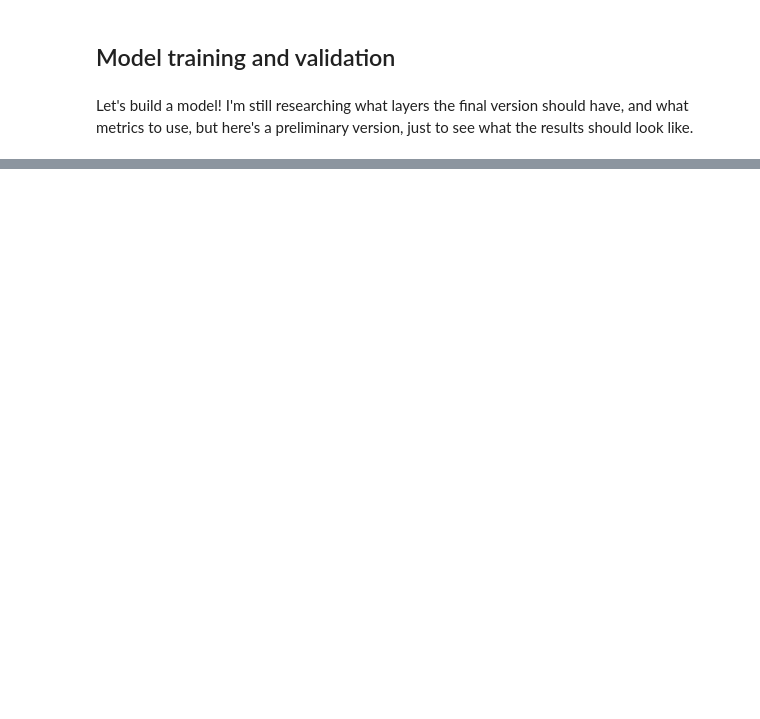
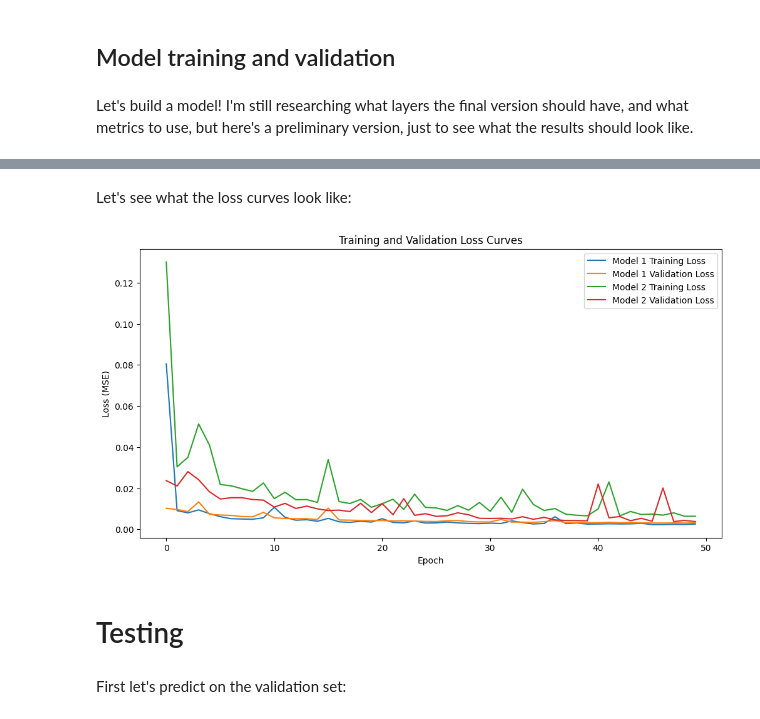
Before and after one commit to wirungu/deep-learning-finance, a Jupyter notebook: Deep_Learning_in_Financial_Time_Series_Forecasting.ipynb, the cells around one changed output, grey strips where cells are left out. Cells and saved outputs as stored; diff of their text form; code cells hidden in the pictures; blank space fills up the shorter version.

```diff
--- a/Deep_Learning_in_Financial_Time_Series_Forecasting.ipynb
+++ b/Deep_Learning_in_Financial_Time_Series_Forecasting.ipynb
@@ -379,0 +154,7 @@ When I get some time I will compare then the prediction accuracy among some diff
+# %%
+# Model 1: First Model
+model1 = Sequential()
+model1.add(LSTM(64, input_shape=(60, 1)))
+model1.add(Dense(8, activation='relu'))
+model1.add(Dense(1))
+model1.summary()
@@ -379,0 +179,9 @@ When I get some time I will compare then the prediction accuracy among some diff
+# %%
+# Model 2: Model with More LSTMs and Dropout
+model2 = Sequential()
+model2.add(LSTM(64, input_shape=(window_size, 1), return_sequences=True))
+model2.add(LSTM(64, return_sequences=True))
+model2.add(LSTM(64))
+model2.add(Dropout(0.2))
+model2.add(Dense(8, activation='relu'))
+model2.add(Dense(1))
@@ -379,0 +190,9 @@ When I get some time I will compare then the prediction accuracy among some diff
+# %%
+num_epochs = 50
+
+# Compile and fit the models using the TimeseriesGenerator data
+model1.compile(optimizer=Adam(), loss='mse', metrics=[MeanAbsoluteError(), MeanSquaredError(), MeanSquaredLogarithmicError(), RootMeanSquaredError()])
+history1 = model1.fit(train_data_generator, epochs=num_epochs, validation_data=val_data_generator)
+
+model2.compile(optimizer=Adam(), loss='mse', metrics=[MeanAbsoluteError(), MeanSquaredError(), MeanSquaredLogarithmicError(), RootMeanSquaredError()])
+history2 = model2.fit(train_data_generator, epochs=num_epochs, validation_data=val_data_generator)
@@ -379,0 +217,19 @@ When I get some time I will compare then the prediction accuracy among some diff
+# %% [markdown]
+Let's see what the loss curves look like:
+# %%
+plt.figure(figsize=(12, 6))
+plt.plot(history1.history['loss'], label='Model 1 Training Loss')
+plt.plot(history1.history['val_loss'], label='Model 1 Validation Loss')
+plt.plot(history2.history['loss'], label='Model 2 Training Loss')
+plt.plot(history2.history['val_loss'], label='Model 2 Validation Loss')
+plt.title('Training and Validation Loss Curves')
+plt.xlabel('Epoch')
+plt.ylabel('Loss (MSE)')
+plt.legend()
+plt.show()
+# %% [output]
+[figure, added]
+# %% [markdown]
+# Testing
+# %% [markdown]
+First let's predict on the validation set:
```
Also changed, not shown: parts of 66 cells of this notebook.
